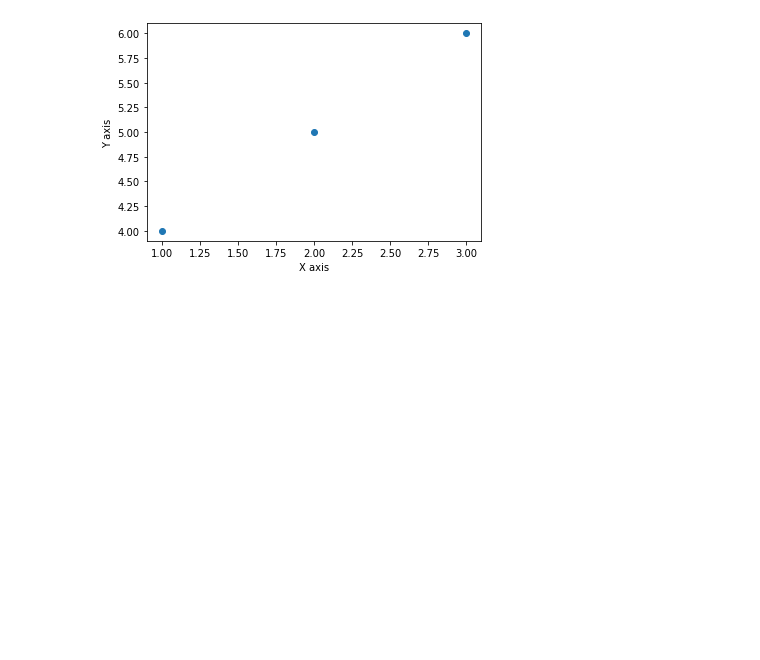
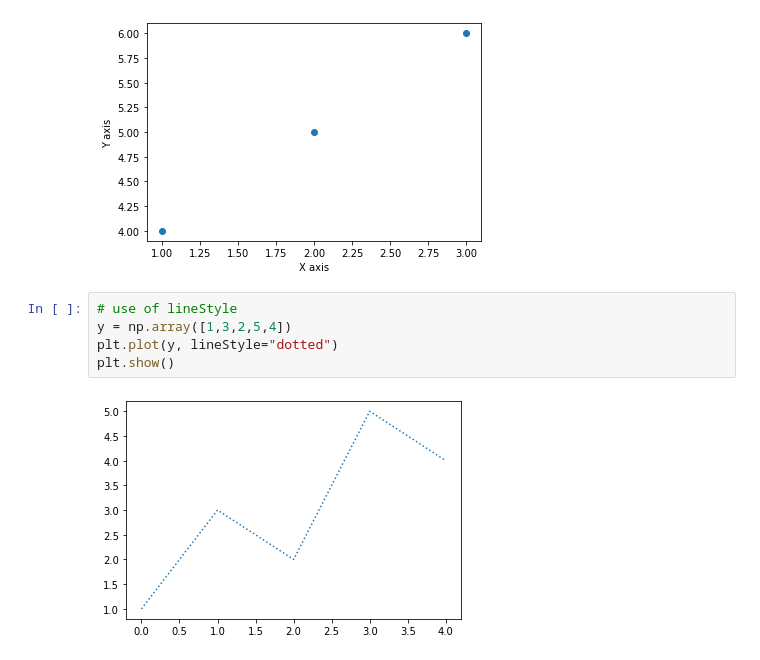
Before and after one commit to cloud1work1/matplotlib-tutorial, a Jupyter notebook: Matplotlib_tutorial.ipynb, the cells around one changed output. Cells and saved outputs as stored; diff of their text form; blank space fills up the shorter version.

```diff
--- a/Matplotlib_tutorial.ipynb
+++ b/Matplotlib_tutorial.ipynb
@@ -53,3 +53,10 @@ plt.ylabel('Y axis')
 plt.show()
 # %% [output]
 [figure]
+# %%
+# use of lineStyle
+y = np.array([1,3,2,5,4])
+plt.plot(y, lineStyle="dotted")
+plt.show()
+# %% [output]
+[figure, added]
```
Also changed, not shown: parts of 3 cells of this notebook.
